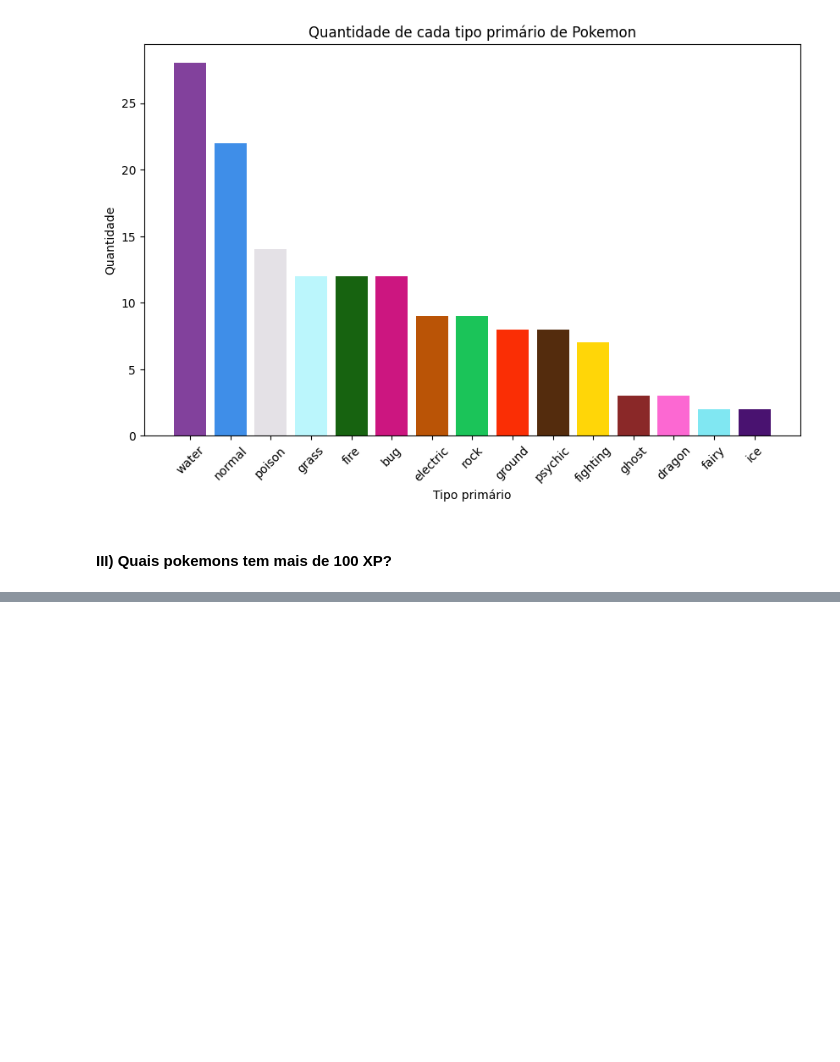
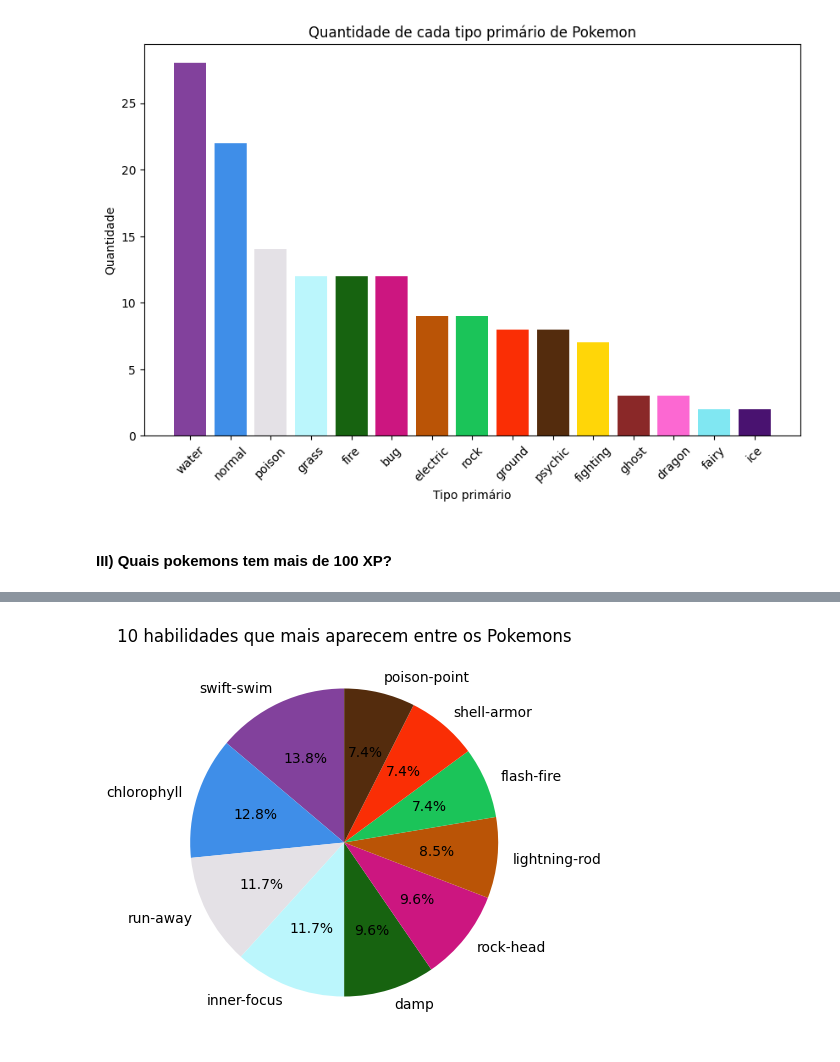
Before and after one commit to noemicho/pokeAPI, a Jupyter notebook: DesafioParte1.ipynb, the cells around one changed output, grey strips where cells are left out. Cells and saved outputs as stored; diff of their text form; code cells hidden in the pictures; blank space fills up the shorter version.

```diff
--- a/DesafioParte1.ipynb
+++ b/DesafioParte1.ipynb
@@ -203,26 +206,6 @@ print(total_primarios)
 151
 # %%
 # Gráfico de Barras para quantidade de cada tipo primário de Pokemon
-
-colors = [
-    "#82419c",  # poison
-    "#3f8ee8",  # water
-    "#e4e1e6",  # normal
-    "#bbf6fc",  # flying
-    "#176310",  # grass
-    "#cc1680",  # psychic
-    "#ba5406",  # ground
-    "#1bc459",  # bug
-    "#fa2e05",  # fire
-    "#542c0d",  # rock
-    "#ffd608",  # electric
-    "#8a2828",  # fighting
-    "#fc68d2",  # fairy
-    "#80e7f2",  # ice
-    "#491270",  # ghost
-    "#8805e6",  # dragon
-    "#d9d7db",  # steel
-]
 
 plt.figure(figsize=(10, 6))
 plt.bar(primario_qnt.index, primario_qnt.values, color=colors)
@@ -267,0 +271,4 @@ plt.show()
+# %%
+# Pegando apenas os 10 primeiros
+top_10_hab = habilidade_qnt.head(10)
+print(top_10_hab)
@@ -267,0 +288,8 @@ plt.show()
+# %%
+# Gráfico de Pizza com as 10 habilidades que mais aparecem entre os Pokemons
+plt.figure(figsize=(5, 5))
+plt.pie(top_10_hab, labels=top_10_hab.index, autopct='%1.1f%%', startangle=90, colors=colors)
+plt.title('10 habilidades que mais aparecem entre os Pokemons')
+plt.show()
+# %% [output]
+[figure, added]
```
Also changed, not shown: parts of 6 cells of this notebook.
